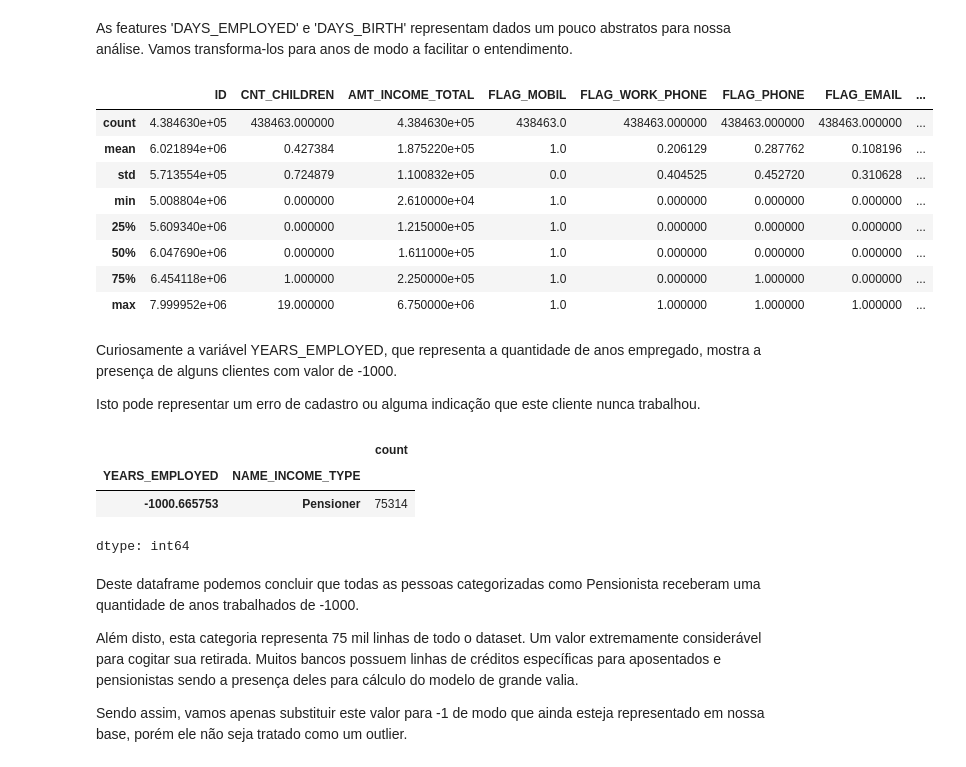
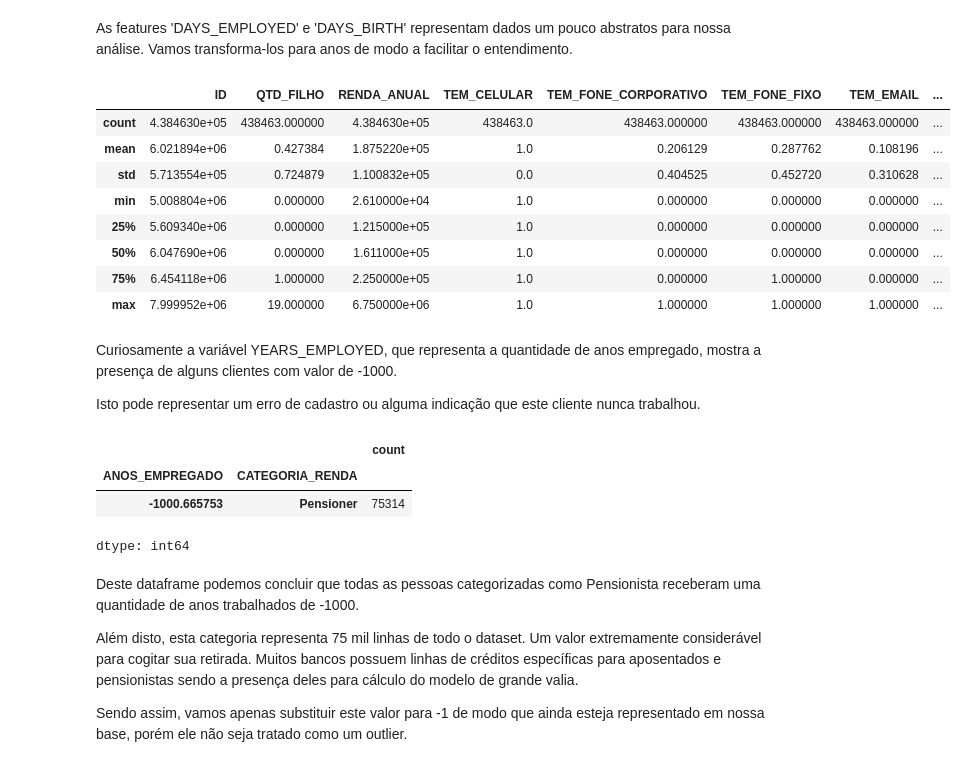
Before and after one commit to VitorFRodrigues/PUCMinas_DataScience, a Jupyter notebook: 06-Machine_Learning/Tarefas/Modulo_A/notebook/aprovacao_credito.ipynb, the cells around one changed output. Drawn from its saved outputs; the diff is of its cells as text; code cells hidden in the pictures.

Commit message:
Traduzido nomes das colunas

```diff
--- a/06-Machine_Learning/Tarefas/Modulo_A/notebook/aprovacao_credito.ipynb
+++ b/06-Machine_Learning/Tarefas/Modulo_A/notebook/aprovacao_credito.ipynb
@@ -126,0 +150,22 @@ De modo análogo temos:
+# %%
+def rename_columns(df, dicionario_cols):
+  """Renomeia as colunas de um DataFrame com base em um dicionário de colunas.
+
+  Args:
+      df: O DataFrame a ser renomeado.
+      dicionario_cols: Um dicionário onde as chaves são os nomes originais das colunas
+          e os valores são os novos nomes das colunas.
+
+  Returns:
+      O DataFrame com as colunas renomeadas.
+  """
+  new_column_names = {}
+  for item in dicionario_cols:
+    for key, value in item.items():
+      if key in df.columns:
+        new_column_names[key] = value
+  df = df.rename(columns=new_column_names)
+  return df
+
+dados_clientes = rename_columns(dados_clientes, dicionario_cols)
+dados_credito = rename_columns(dados_credito, dicionario_cols)
@@ -205,12 +263,12 @@ dados_cliente_ID_unicos.describe()
 # %% [markdown]
 As features 'DAYS_EMPLOYED' e 'DAYS_BIRTH' representam dados um pouco abstratos para nossa análise. Vamos transforma-los para anos de modo a facilitar o entendimento.
 # %%
-dados_cliente_ID_unicos['YEARS_EMPLOYED'] = dados_cliente_ID_unicos['DAYS_EMPLOYED'] / -365
-dados_cliente_ID_unicos['YEARS_BIRTH'] = dados_cliente_ID_unicos['DAYS_BIRTH'] / -365
-dados_cliente_ID_unicos.drop(['DAYS_EMPLOYED', 'DAYS_BIRTH'], axis=1, inplace=True)
+dados_cliente_ID_unicos['ANOS_EMPREGADO'] = dados_cliente_ID_unicos['DIAS_EMPREGADO'] / -365
+dados_cliente_ID_unicos['ANOS_NASCIMENTO'] = dados_cliente_ID_unicos['DIAS_NASCIMENTO'] / -365
+dados_cliente_ID_unicos.drop(['DIAS_EMPREGADO', 'DIAS_NASCIMENTO'], axis=1, inplace=True)
 dados_cliente_ID_unicos.describe()
 # %% [output]
-|  | ID | CNT_CHILDREN | AMT_INCOME_TOTAL | FLAG_MOBIL | FLAG_WORK_PHONE | FLAG_PHONE | FLAG_EMAIL | ... |
+|  | ID | QTD_FILHO | RENDA_ANUAL | TEM_CELULAR | TEM_FONE_CORPORATIVO | TEM_FONE_FIXO | TEM_EMAIL | ... |
 | count | 4.384630e+05 | 438463.000000 | 4.384630e+05 | 438463.0 | 438463.000000 | 438463.000000 | 438463.000000 | ... |
 | mean | 6.021894e+06 | 0.427384 | 1.875220e+05 | 1.0 | 0.206129 | 0.287762 | 0.108196 | ... |
 | std | 5.713554e+05 | 0.724879 | 1.100832e+05 | 0.0 | 0.404525 | 0.452720 | 0.310628 | ... |
@@ -224,10 +282,10 @@ Curiosamente a variável YEARS_EMPLOYED, que representa a quantidade de anos emp
 
 Isto pode representar um erro de cadastro ou alguma indicação que este cliente nunca trabalhou.
 # %%
-dados_cliente_ID_unicos.query("YEARS_EMPLOYED <= 0")[['YEARS_EMPLOYED', 'NAME_INCOME_TYPE']].value_counts()
+dados_cliente_ID_unicos.query("ANOS_EMPREGADO <= 0")[['ANOS_EMPREGADO', 'CATEGORIA_RENDA']].value_counts()
 # %% [output]
 |  |  | count |
-| YEARS_EMPLOYED | NAME_INCOME_TYPE |  |
+| ANOS_EMPREGADO | CATEGORIA_RENDA |  |
 | -1000.665753 | Pensioner | 75314 |
 dtype: int64
 # %% [markdown]
```
Also changed, not shown: parts of 23 cells of this notebook.
